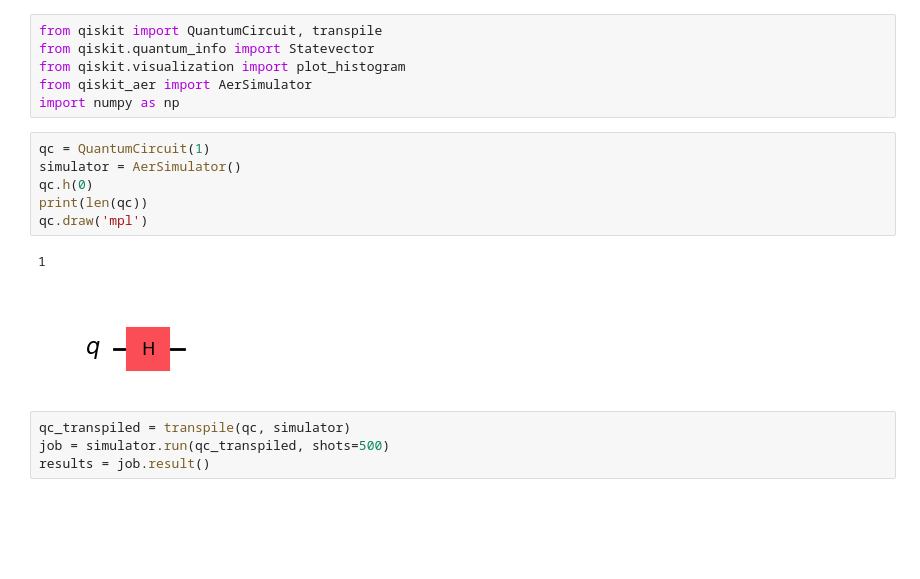
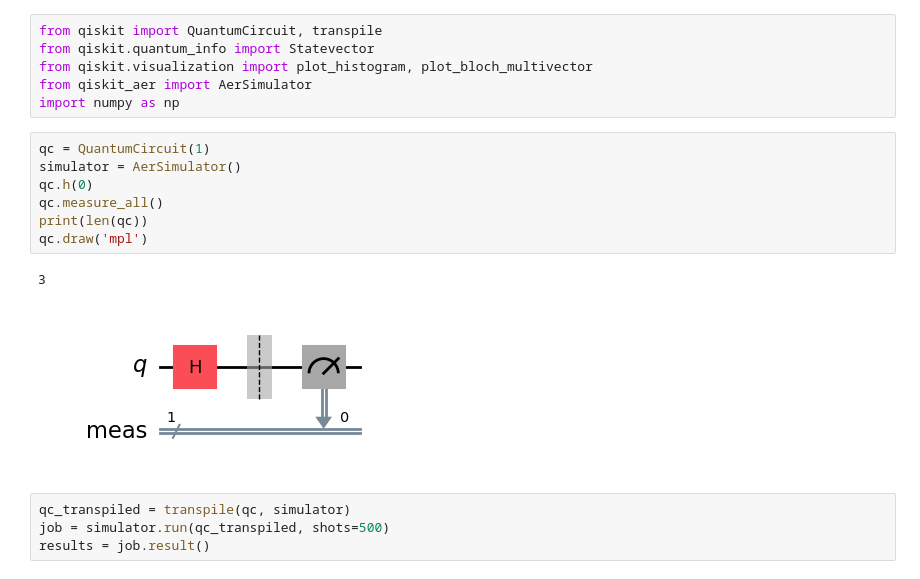
Before and after one commit to usmanUA/Ftl_quantum, a Jupyter notebook: superposition.ipynb, the cells around one changed output. Cells and saved outputs as stored; diff of their text form; blank space fills up the shorter version.

```diff
--- a/superposition.ipynb
+++ b/superposition.ipynb
@@ -1,18 +1,19 @@
 # %%
 from qiskit import QuantumCircuit, transpile
 from qiskit.quantum_info import Statevector
-from qiskit.visualization import plot_histogram
+from qiskit.visualization import plot_histogram, plot_bloch_multivector
 from qiskit_aer import AerSimulator
 import numpy as np
 # %%
 qc = QuantumCircuit(1)
 simulator = AerSimulator()
 qc.h(0)
+qc.measure_all()
 print(len(qc))
 qc.draw('mpl')
 # %% [output]
-1
+3
-[figure, old version]
+[figure, new version]
 # %%
 qc_transpiled = transpile(qc, simulator)
 job = simulator.run(qc_transpiled, shots=500)
```
Also changed, not shown: parts of 6 cells of this notebook.
